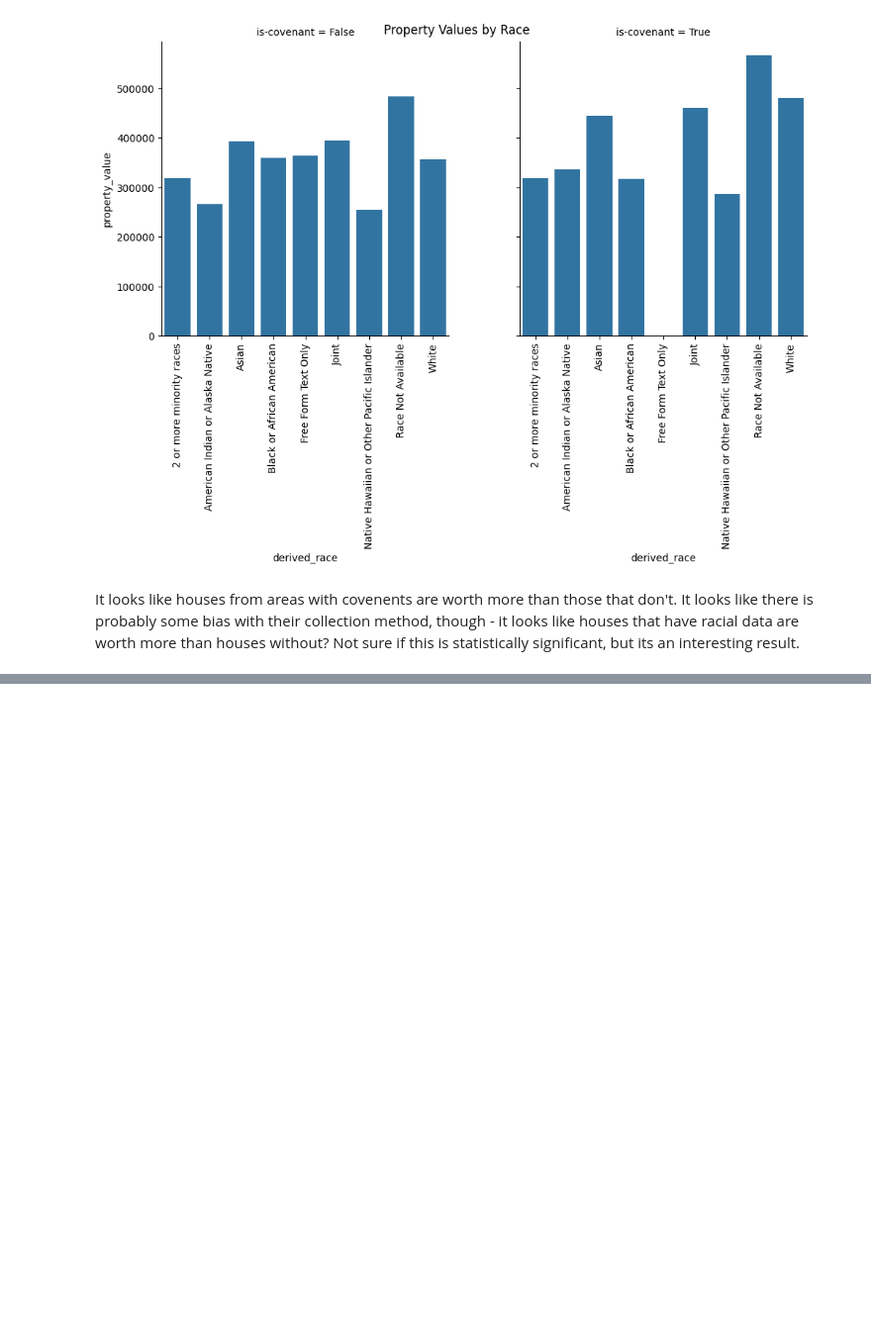
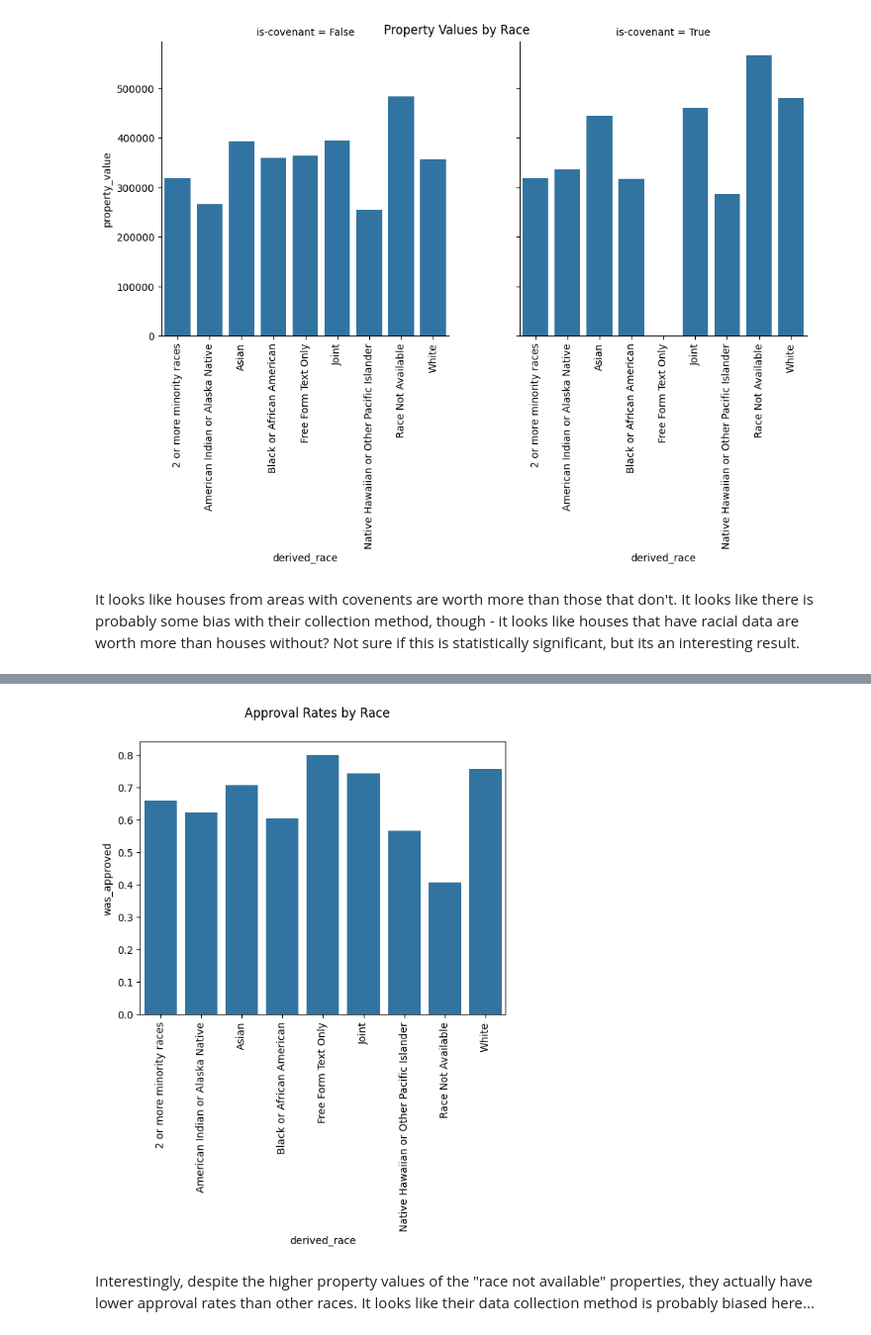
Before and after one commit to IMOsbo/DATA6550-Housing-Bias, a Jupyter notebook: Code/Osborne/Project4-Osborne.ipynb, the cells around one changed output, grey strips where cells are left out. Shown: that part at 99% size. Cells and saved outputs as stored; diff of their text form; code cells hidden in the pictures; blank space fills up the shorter version.

Commit message:
Finish approval rate analysis

```diff
--- a/Code/Osborne/Project4-Osborne.ipynb
+++ b/Code/Osborne/Project4-Osborne.ipynb
@@ -226,0 +228,2 @@ It looks like houses from areas with covenents are worth more than those that do
+# %%
+approvalPrices = data.groupby(["derived_race"])["was_approved"].mean().reset_index()
@@ -226,0 +243,8 @@ It looks like houses from areas with covenents are worth more than those that do
+# %%
+ax = sns.barplot(x=approvalPrices["derived_race"], y=approvalPrices["was_approved"])
+plt.suptitle("Approval Rates by Race")
+ax.tick_params(axis="x", rotation=90)
+# %% [output]
+[figure, added]
+# %% [markdown]
+Interestingly, despite the higher property values of the "race not available" properties, they actually have lower approval rates than other races. It looks like their data collection method is probably biased here...
```
Also changed, not shown: parts of 4 cells of this notebook.
